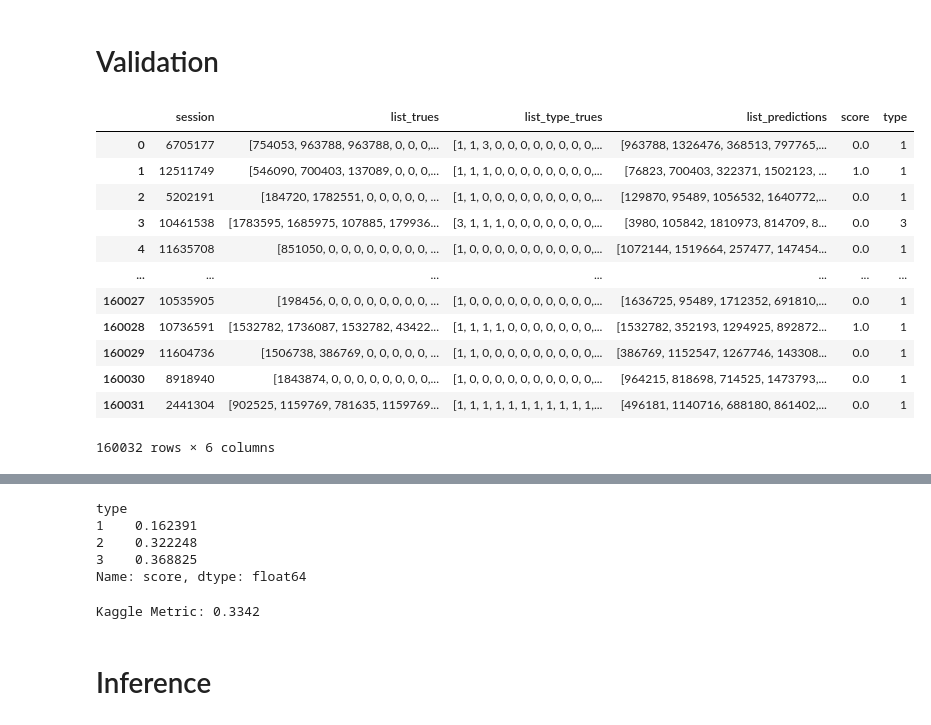
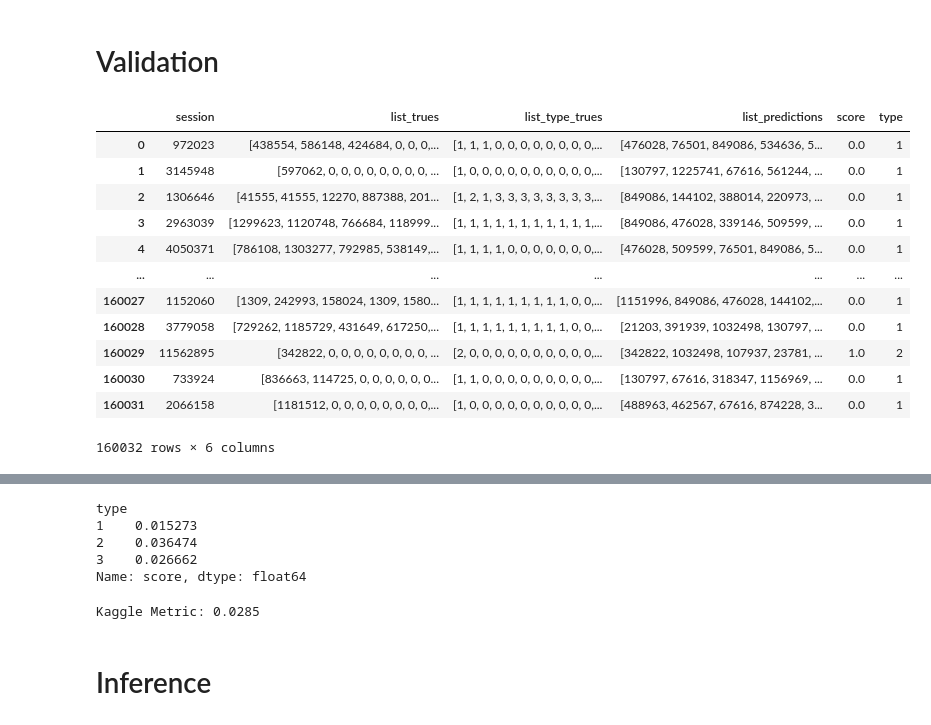
Before and after one commit to EnricRovira/025_Kaggle-OTTO-Recsys-2022, a Jupyter notebook: 1_Scripts/1_Model_v0.2.ipynb, the cells around one changed output, grey strips where cells are left out. Saved outputs shown, nothing was run; the diff lists cells and outputs as text; code cells hidden in the pictures.

Commit message:
updated dataset with mapping

```diff
--- a/1_Scripts/1_Model_v0.2.ipynb
+++ b/1_Scripts/1_Model_v0.2.ipynb
@@ -507,8 +512,10 @@ plt.plot();
 # %%
 class BERT4REC_CONFIG:
-    path_tfrecords = '../tfrecords/tfrecords_v0.2/'
-    model_name = 'model_bert4rec_complete_v0.2.4'
-    batch_size = 40
+    num_items = NUM_ITEMS
+    path_tfrecords = '../tfrecords/tfrecords_v0.3/'
+    model_name = 'model_bert4rec_complete_v0.3.1'
+    num_records_dataset = 12_000_000
+    batch_size = 64
     seq_len = 10
     mask_prob = 0.3
     reverse_prob = 0.2
@@ -521,6 +528,7 @@ class BERT4REC_CONFIG:
     att_drop_rate = 0.1
     epochs = 5
     early_stopping = 5
+    scheduler_scaler = 64
     warmup_steps = 20_000
 
 
@@ -529,7 +537,7 @@ np.random.shuffle(list_paths_train)
 list_paths_val = [f'{BERT4REC_CONFIG.path_tfrecords}na_split=val/' + x for x in os.listdir(f'{BERT4REC_CONFIG.path_tfrecords}na_split=val')]
 
 train_dataloader = Bert4RecDataLoader(list_paths_train,
-                                     num_items=1_855_603,
+                                     num_items=BERT4REC_CONFIG.num_items,
                                      seq_len=BERT4REC_CONFIG.seq_len,
                                      batch_size=BERT4REC_CONFIG.batch_size,
                                      mask_prob=BERT4REC_CONFIG.mask_prob,
@@ -539,7 +547,7 @@ train_dataloader = Bert4RecDataLoader(list_paths_train,
                                      shuffle=True).get_generator()
 
 val_dataloader = Bert4RecDataLoader(list_paths_val,
-                                     num_items=1_855_603,
+                                     num_items=BERT4REC_CONFIG.num_items,
                                      seq_len=BERT4REC_CONFIG.seq_len,
                                      batch_size=BERT4REC_CONFIG.batch_size,
                                      mask_prob=0.0,
@@ -552,9 +560,9 @@ val_dataloader = Bert4RecDataLoader(list_paths_val,
 tf.keras.backend.clear_session()
 early_stop = ReturnBestEarlyStopping(monitor='val_loss', mode="min", patience=BERT4REC_CONFIG.early_stopping, verbose=1, restore_best_weights=True)
 
-model = build_model_bert4Rec(num_items=1_855_603, model_cfg=BERT4REC_CONFIG)
+model = build_model_bert4Rec(num_items=BERT4REC_CONFIG.num_items, model_cfg=BERT4REC_CONFIG)
 # model = tf.keras.models.load_model(f'../2_Models/seq_len{BERT4REC_CONFIG.seq_len}_{BERT4REC_CONFIG.model_name}/', compile=False)
-model.compile(optimizer=optimizers.Adam(learning_rate=CustomSchedule(128, warmup_steps=BERT4REC_CONFIG.warmup_steps)),
+model.compile(optimizer=optimizers.Adam(learning_rate=CustomSchedule(BERT4REC_CONFIG.scheduler_scaler, warmup_steps=BERT4REC_CONFIG.warmup_steps)),
               loss=custom_loss_bert4rec(),
               metrics=[]#mrr_topk_categorical(top_k=20)
 )
@@ -578,7 +586,7 @@ model.save_weights(f'../2_Models/weights/seq_len{BERT4REC_CONFIG.seq_len}_{BERT4
 
 # model_bert4rec_complete_v0.2.4
 # Epoch 1/5
-#  Train: 29310/Unknown - 6512s 222ms/step - loss: 12.6271
+#  Train: 29310/Unknown - 14878s 222ms/step - loss: 12.6271
 #  Val:    1062/Unknown - 164s 154ms/step - loss: 11.1852
 # %% [output]
 INFO:tensorflow:Mixed precision compatibility check (mixed_float16): OK
@@ -604,6 +612,7 @@ def get_score_click(y_true, y_pred, y_type):
 def get_score_cart_order(y_true, y_pred, y_type, type_idx):
     y_true = [y for y, t in zip(y_true, y_type) if t==type_idx]
     assert len(y_true)>=1
+    if len(y_true)==0: return 0
     topk = len(y_pred)
     score = 0
     for k in range(topk):
@@ -616,23 +625,27 @@ def get_metric(y_true, y_pred, y_true_type, type_of_target):
     for idx in range(y_true.shape[0]):
         y_true_type_idx = np.asarray([x for x in y_true_type[idx] if x!= 0])
         y_true_idx = np.asarray([x for x in y_true[idx] if x!= 0])
-        # y_true_idx, idxs_ = np.unique(y_true_idx, return_index=True)
-        # y_true_type_idx = y_true_type_idx[idxs_]
-        y_pred_idx = y_pred[idx]
-        type_idx = type_of_target[idx]
-        ###
-        if type_idx==1:
-            score = get_score_click(y_true_idx, y_pred_idx, y_true_type_idx)
+        if len(y_true_idx)==0:
+            # print('a')
+            score = None
         else:
-            score = get_score_cart_order(y_true_idx, y_pred_idx, y_true_type_idx, type_idx)
+            # y_true_idx, idxs_ = np.unique(y_true_idx, return_index=True)
+            # y_true_type_idx = y_true_type_idx[idxs_]
+            y_pred_idx = y_pred[idx]
+            type_idx = type_of_target[idx]
+            ###
+            if type_idx==1:
+                score = get_score_click(y_true_idx, y_pred_idx, y_true_type_idx)
+            else:
+                score = get_score_cart_order(y_true_idx, y_pred_idx, y_true_type_idx, type_idx)
         list_scores.append(score)
     return list_scores
 
 tf.keras.backend.clear_session()
-model = models.load_model('../2_Models/seq_len10_model_bert4rec_complete_v0.3/', compile=False)
-list_paths_val = ['../tfrecords/tfrecords_v0.2/na_split=val/' + x for x in os.listdir('../tfrecords/tfrecords_v0.2/na_split=val')]
+# model = models.load_model('../2_Models/seq_len20_model_bert4rec_complete_v0.4/', compile=False)
+list_paths_val = ['../tfrecords/tfrecords_v0.3/na_split=val/' + x for x in os.listdir('../tfrecords/tfrecords_v0.3/na_split=val')]
 val_dataloader = Bert4RecDataLoader(list_paths_val,
-                                     num_items=1_855_603,
+                                     num_items=NUM_ITEMS,
                                      seq_len=10,
                                      seq_len_target=20,
                                      batch_size=32,
@@ -671,42 +684,42 @@ df_scores_metric = pd.DataFrame({
     'list_trues' : np.concatenate(list_trues).tolist(),
     'list_type_trues' : np.concatenate(list_type_target).tolist(),
     'list_predictions' : np.concatenate(list_predictions).tolist(),
     'score' : np.concatenate(list_scores),
     'type' : np.concatenate(list_types)
 })
 
 display(df_scores_metric)
 display(df_scores_metric.describe())
 display(df_scores_metric.groupby('type')['score'].mean())
 score_clicks = df_scores_metric.groupby('type')['score'].mean()[1]
 score_carts = df_scores_metric.groupby('type')['score'].mean()[2]
 score_orders = df_scores_metric.groupby('type')['score'].mean()[3]
 kaggle_metric = 0.1*score_clicks + 0.3*score_carts + 0.6*score_orders
 print(f'Kaggle Metric: {kaggle_metric:.4f}')
 
 # v0.2.4 seqlen=10
 # type
 # 1    0.027986
 # 2    0.065574
 # 3    0.068966
 
 # v0.3 seqlen=10
 # type
 # 1    0.160703
 # 2    0.323972
 # 3    0.347853
 # Kaggle Metric: 0.33358
 # %% [output]
 |  | session | list_trues | list_type_trues | list_predictions | score | type |
-| 0 | 6705177 | [754053, 963788, 963788, 0, 0, 0,... | [1, 1, 3, 0, 0, 0, 0, 0, 0, 0, 0,... | [963788, 1326476, 368513, 797765,... | 0.0 | 1 |
-| 1 | 12511749 | [546090, 700403, 137089, 0, 0, 0,... | [1, 1, 1, 0, 0, 0, 0, 0, 0, 0, 0,... | [76823, 700403, 322371, 1502123, ... | 1.0 | 1 |
-| 2 | 5202191 | [184720, 1782551, 0, 0, 0, 0, 0, ... | [1, 1, 0, 0, 0, 0, 0, 0, 0, 0, 0,... | [129870, 95489, 1056532, 1640772,... | 0.0 | 1 |
-| 3 | 10461538 | [1783595, 1685975, 107885, 179936... | [3, 1, 1, 1, 0, 0, 0, 0, 0, 0, 0,... | [3980, 105842, 1810973, 814709, 8... | 0.0 | 3 |
-| 4 | 11635708 | [851050, 0, 0, 0, 0, 0, 0, 0, 0, ... | [1, 0, 0, 0, 0, 0, 0, 0, 0, 0, 0,... | [1072144, 1519664, 257477, 147454... | 0.0 | 1 |
+| 0 | 972023 | [438554, 586148, 424684, 0, 0, 0,... | [1, 1, 1, 0, 0, 0, 0, 0, 0, 0, 0,... | [476028, 76501, 849086, 534636, 5... | 0.0 | 1 |
+| 1 | 3145948 | [597062, 0, 0, 0, 0, 0, 0, 0, 0, ... | [1, 0, 0, 0, 0, 0, 0, 0, 0, 0, 0,... | [130797, 1225741, 67616, 561244, ... | 0.0 | 1 |
+| 2 | 1306646 | [41555, 41555, 12270, 887388, 201... | [1, 2, 1, 3, 3, 3, 3, 3, 3, 3, 3,... | [849086, 144102, 388014, 220973, ... | 0.0 | 1 |
+| 3 | 2963039 | [1299623, 1120748, 766684, 118999... | [1, 1, 1, 1, 1, 1, 1, 1, 1, 1, 1,... | [849086, 476028, 339146, 509599, ... | 0.0 | 1 |
+| 4 | 4050371 | [786108, 1303277, 792985, 538149,... | [1, 1, 1, 1, 0, 0, 0, 0, 0, 0, 0,... | [476028, 509599, 76501, 849086, 5... | 0.0 | 1 |
 | ... | ... | ... | ... | ... | ... | ... |
-| 160027 | 10535905 | [198456, 0, 0, 0, 0, 0, 0, 0, 0, ... | [1, 0, 0, 0, 0, 0, 0, 0, 0, 0, 0,... | [1636725, 95489, 1712352, 691810,... | 0.0 | 1 |
-| 160028 | 10736591 | [1532782, 1736087, 1532782, 43422... | [1, 1, 1, 1, 0, 0, 0, 0, 0, 0, 0,... | [1532782, 352193, 1294925, 892872... | 1.0 | 1 |
-| 160029 | 11604736 | [1506738, 386769, 0, 0, 0, 0, 0, ... | [1, 1, 0, 0, 0, 0, 0, 0, 0, 0, 0,... | [386769, 1152547, 1267746, 143308... | 0.0 | 1 |
-| 160030 | 8918940 | [1843874, 0, 0, 0, 0, 0, 0, 0, 0,... | [1, 0, 0, 0, 0, 0, 0, 0, 0, 0, 0,... | [964215, 818698, 714525, 1473793,... | 0.0 | 1 |
-| 160031 | 2441304 | [902525, 1159769, 781635, 1159769... | [1, 1, 1, 1, 1, 1, 1, 1, 1, 1, 1,... | [496181, 1140716, 688180, 861402,... | 0.0 | 1 |
+| 160027 | 1152060 | [1309, 242993, 158024, 1309, 1580... | [1, 1, 1, 1, 1, 1, 1, 1, 1, 0, 0,... | [1151996, 849086, 476028, 144102,... | 0.0 | 1 |
+| 160028 | 3779058 | [729262, 1185729, 431649, 617250,... | [1, 1, 1, 1, 1, 1, 1, 1, 1, 0, 0,... | [21203, 391939, 1032498, 130797, ... | 0.0 | 1 |
+| 160029 | 11562895 | [342822, 0, 0, 0, 0, 0, 0, 0, 0, ... | [2, 0, 0, 0, 0, 0, 0, 0, 0, 0, 0,... | [342822, 1032498, 107937, 23781, ... | 1.0 | 2 |
+| 160030 | 733924 | [836663, 114725, 0, 0, 0, 0, 0, 0... | [1, 1, 0, 0, 0, 0, 0, 0, 0, 0, 0,... | [130797, 67616, 318347, 1156969, ... | 0.0 | 1 |
+| 160031 | 2066158 | [1181512, 0, 0, 0, 0, 0, 0, 0, 0,... | [1, 0, 0, 0, 0, 0, 0, 0, 0, 0, 0,... | [488963, 462567, 67616, 874228, 3... | 0.0 | 1 |
 160032 rows × 6 columns
@@ -722,9 +735,9 @@ print(f'Kaggle Metric: {kaggle_metric:.4f}')
 type
-1    0.162391
-2    0.322248
-3    0.368825
+1    0.015273
+2    0.036474
+3    0.026662
 Name: score, dtype: float64
-Kaggle Metric: 0.3342
+Kaggle Metric: 0.0285
 # %% [markdown]
 # Inference
 # %%
```
Also changed, not shown: parts of 5 cells of this notebook.
